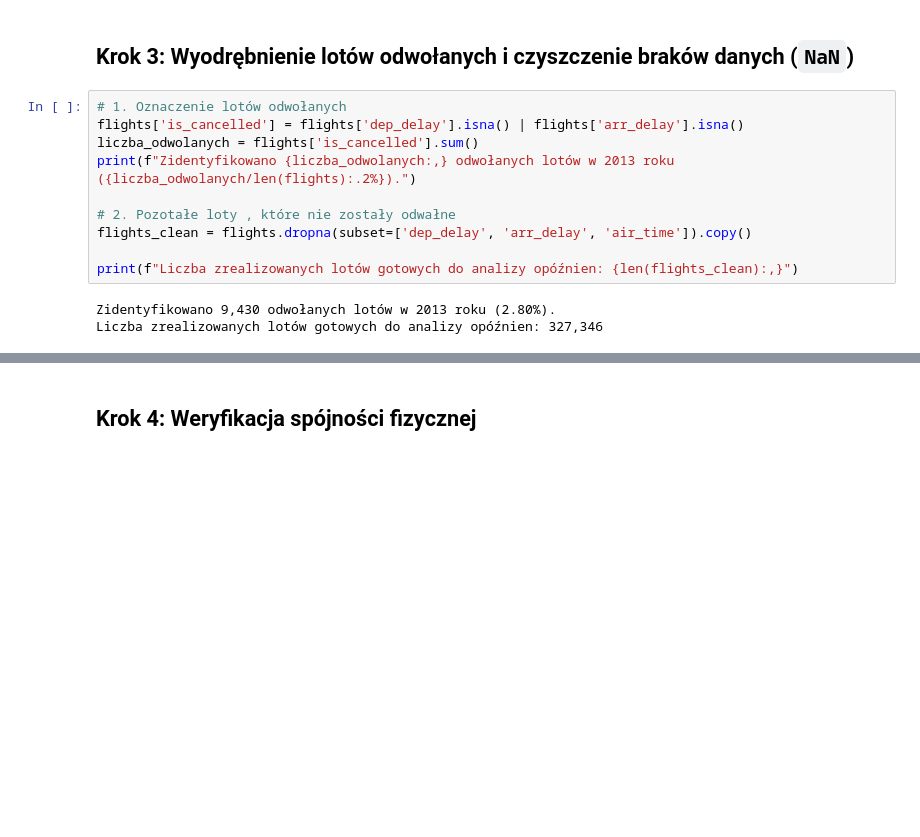
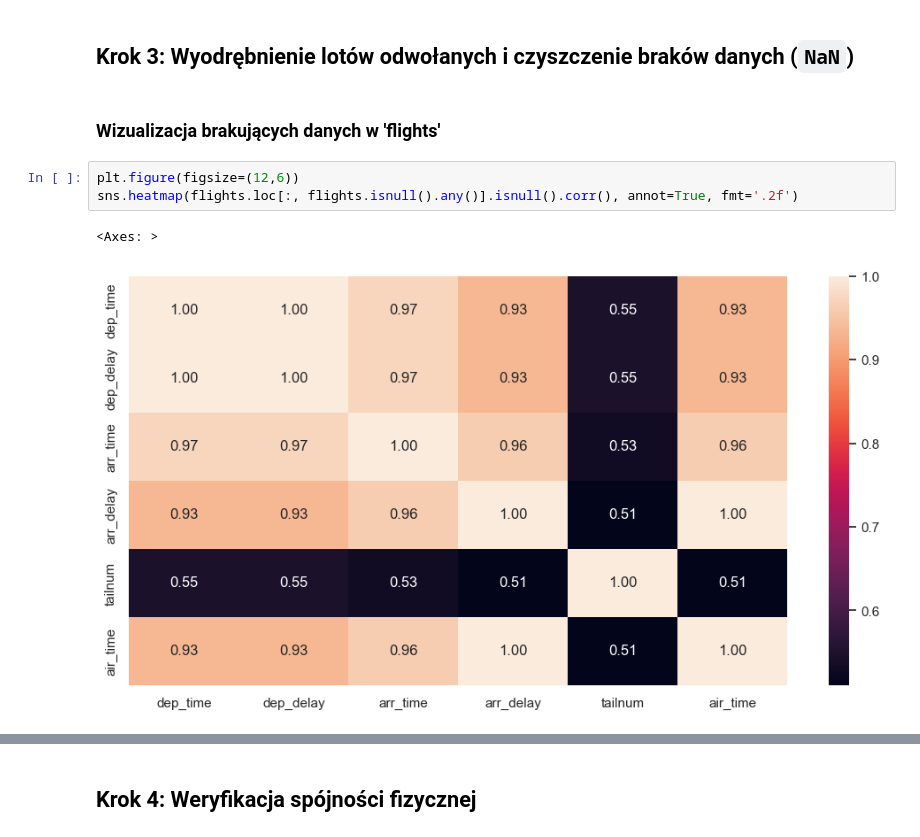
Before and after one commit to xShyen/KursZPythona, a Jupyter notebook: analiza.ipynb, the cells around one changed output, grey strips where cells are left out. Drawn from its saved outputs; the diff is of its cells as text; blank space fills up the shorter version.

Commit message:
imputacja brakow w 'tzone', analiza braków we 'flights', oraz wyjaśnienie usunięcia wierszy w 'flights'

```diff
--- a/analiza.ipynb
+++ b/analiza.ipynb
@@ -401,16 +401,11 @@ print("Klucze tekstowe (carrier, tailnum) zostały wyczyszczone z ukrytych biał
 Klucze tekstowe (carrier, tailnum) zostały wyczyszczone z ukrytych białych znaków.
 # %% [markdown]
 ## Krok 3: Wyodrębnienie lotów odwołanych i czyszczenie braków danych (`NaN`)
-# %%
-# 1. Oznaczenie lotów odwołanych
-flights['is_cancelled'] = flights['dep_delay'].isna() | flights['arr_delay'].isna()
-liczba_odwolanych = flights['is_cancelled'].sum()
-print(f"Zidentyfikowano {liczba_odwolanych:,} odwołanych lotów w 2013 roku ({liczba_odwolanych/len(flights):.2%}).")
-
-# 2. Pozotałe loty , które nie zostały odwałne
-flights_clean = flights.dropna(subset=['dep_delay', 'arr_delay', 'air_time']).copy()
-
-print(f"Liczba zrealizowanych lotów gotowych do analizy opóźnien: {len(flights_clean):,}")
-# %% [output]
-Zidentyfikowano 9,430 odwołanych lotów w 2013 roku (2.80%).
-Liczba zrealizowanych lotów gotowych do analizy opóźnien: 327,346
+# %% [markdown]
+### Wizualizacja brakujących danych w 'flights'
+# %%
+plt.figure(figsize=(12,6))
+sns.heatmap(flights.loc[:, flights.isnull().any()].isnull().corr(), annot=True, fmt='.2f')
+# %% [output]
+<Axes: >
+[figure, added]
```
Also changed, not shown: parts of 22 cells of this notebook.
